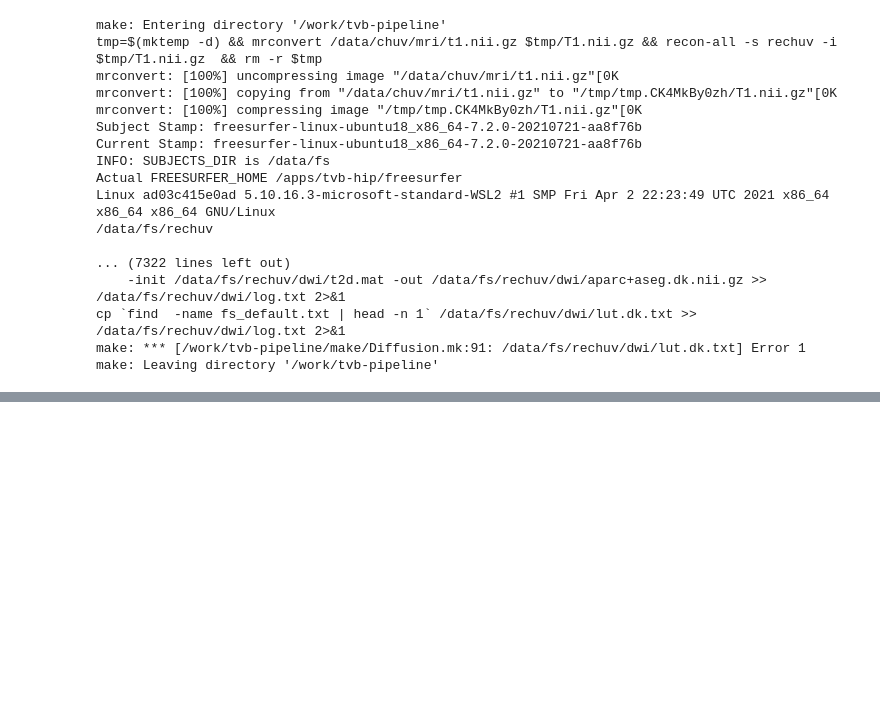
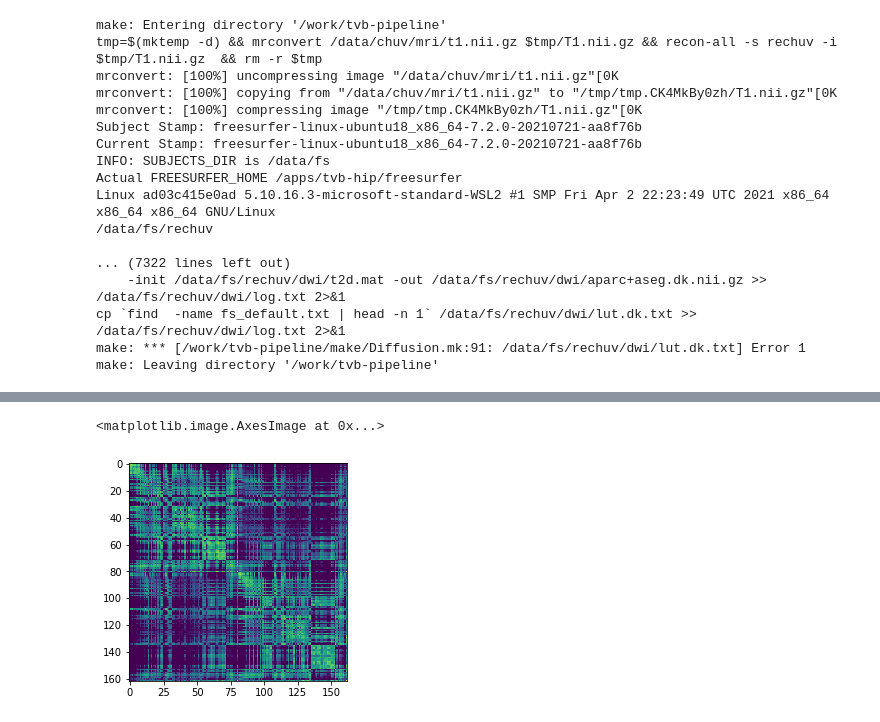
Before and after one commit to ins-amu/tvb_hip, a Jupyter notebook: W1 Reconstruction-Chuv.ipynb, the cells around one changed output, grey strips where cells are left out. Saved outputs shown, nothing was run; the diff lists cells and outputs as text; code cells hidden in the pictures; blank space fills up the shorter version.

```diff
--- a/W1 Reconstruction-Chuv.ipynb
+++ b/W1 Reconstruction-Chuv.ipynb
@@ -40,0 +98,4 @@ make: Leaving directory '/work/tvb-pipeline'
+# %%
+conn = connectivity.Connectivity.from_file("/data/fs/rechuv/tvb/connectivity.vep.zip")
+imshow(log(conn.weights+1), interpolation='none')
+# %% [output]
@@ -40,0 +103,2 @@ make: Leaving directory '/work/tvb-pipeline'
+<matplotlib.image.AxesImage at 0x...>
+[figure, added]
```
Also changed, not shown: parts of 9 cells of this notebook, 5 other files.
